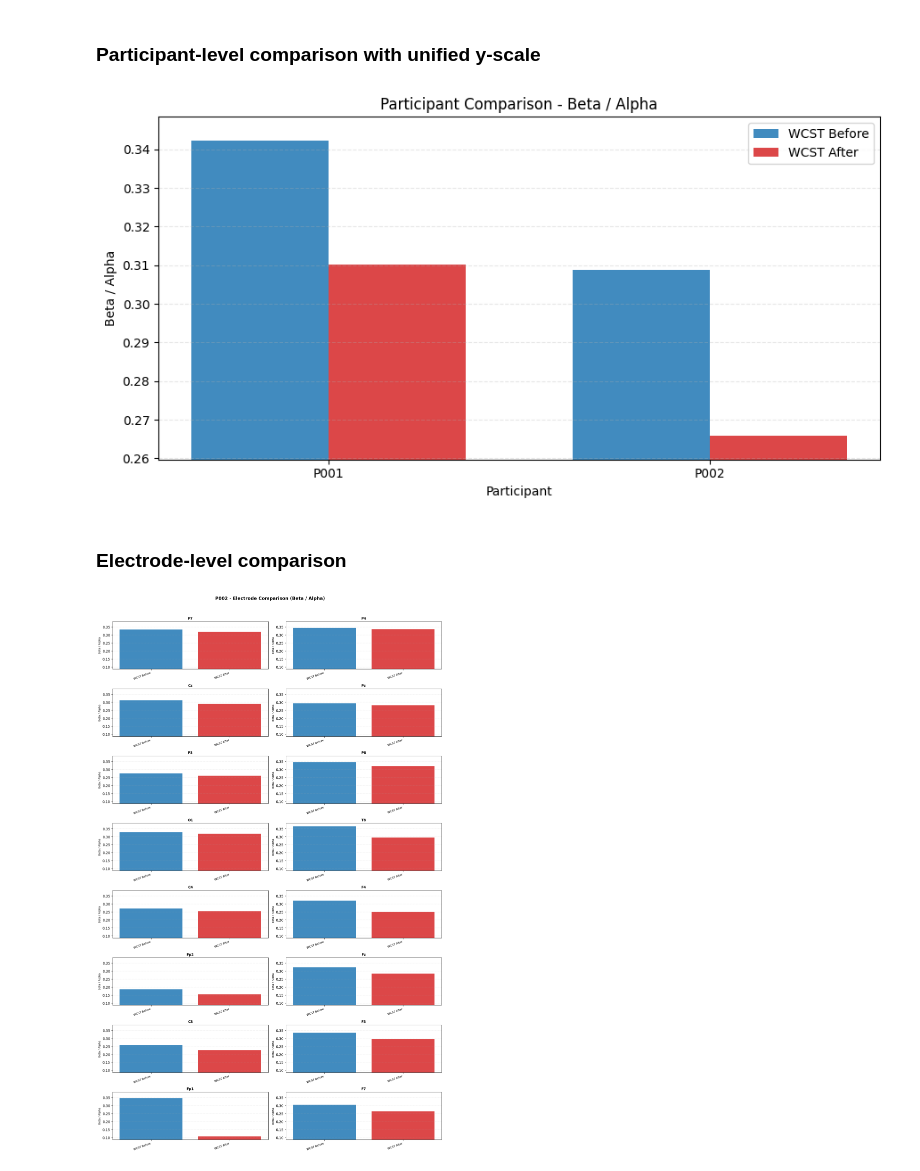
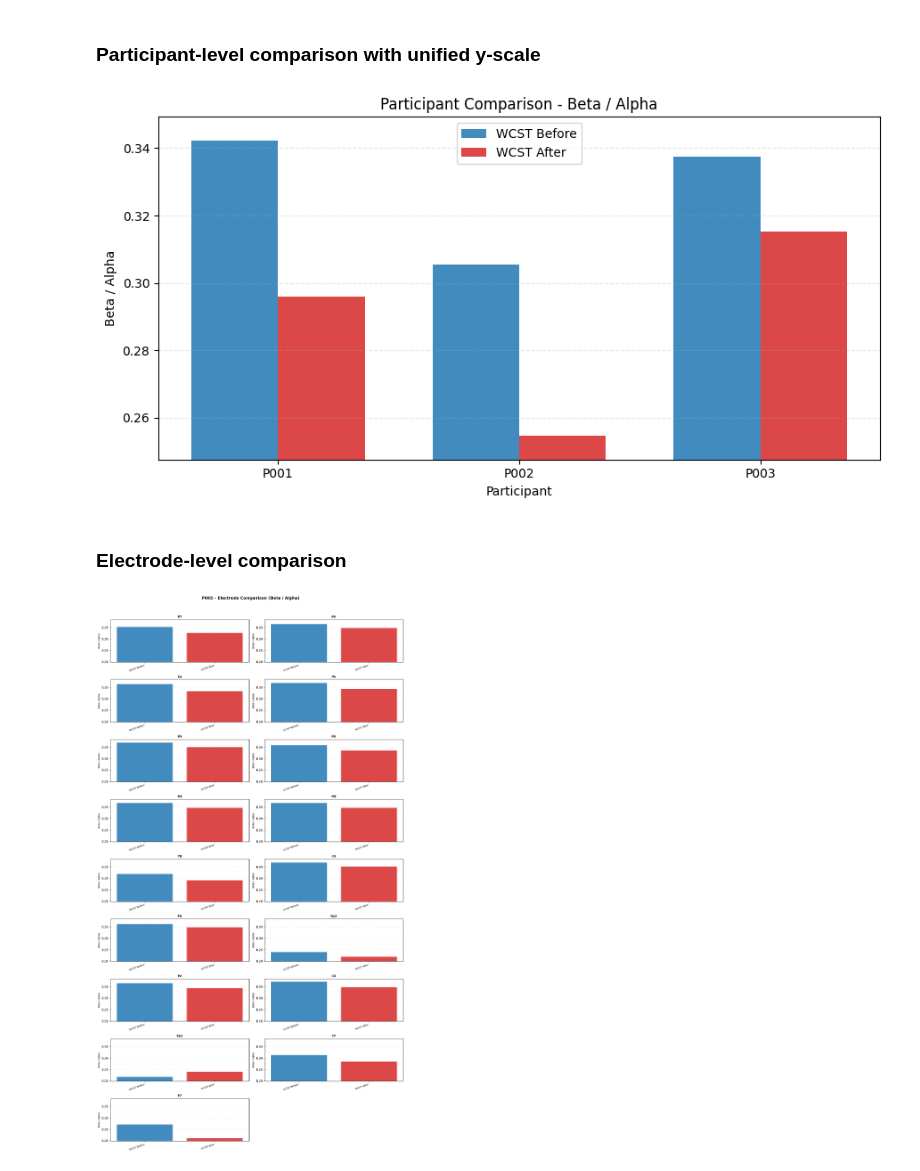
Before and after one commit to NadimSALEEM/0x2x2dual_WCST_analysis, a Jupyter notebook: 2-back/eeg/2back_eeg.ipynb, the cells around one changed output. Drawn from its saved outputs; the diff is of its cells as text; code cells hidden in the pictures.

```diff
--- a/2-back/eeg/2back_eeg.ipynb
+++ b/2-back/eeg/2back_eeg.ipynb
@@ -164,12 +167,12 @@ raw_bp_plot.plot(
 manual_intervals_by_subject = {
     "P001": {"WCST Before": (40, 214), "WCST After": (1670, 1828)},
     "P002": {"WCST Before": (65, 230), "WCST After": (1905, 2048)},
-    # "P003": {"WCST Before": (0, 150), "WCST After": (1065, 1204)},
+    "P003": {"WCST Before": (150, 300), "WCST After": (1736, 1870)},
     # "P004": {"WCST Before": (0, 150), "WCST After": (1047, 1190)},
 }
 
 # Use all EEG electrodes except T7 and F8
-exclude_electrodes_for_spectrum = {"T7", "F8", "O2"}
+exclude_electrodes_for_spectrum = {"F3", "F8"}
 
 first_raw = next(iter(raw_bp_by_subject.values()))
 all_eeg_channels = [first_raw.ch_names[idx] for idx in mne.pick_types(first_raw.info, eeg=True, meg=False)]
@@ -277,7 +281,7 @@ freq_bands = {
 
 # Select which band to plot
 selected_band = "Alpha"  # Change to any band name above
-subject_for_band = "P001"  # Change to P002/P003/P004 as needed
+subject_for_band = "P003"  # Change to P002/P003/P004 as needed
 selected_electrodes = selected_electrodes_for_spectrum
 
 if selected_band not in freq_bands:
@@ -606,12 +610,12 @@ ax.legend(frameon=True)
 plt.tight_layout()
 plt.show()
 # %% [output]
-[figure, old version]
+[figure, new version]
 # %% [markdown]
 ### Electrode-level comparison
 # %%
-subject_for_ratio_channels = subjects[1]
-selected_electrodes_ratio = []  # [] uses the electrodes already inherited from Cell 13
+subject_for_ratio_channels = subjects[2]
+selected_electrodes_ratio = []
 
 subject_data = ratio_results[subject_for_ratio_channels]
 all_ch_names = subject_data[conditions[0]]["ch_names"]
@@ -649,31 +653,31 @@ n_rows = (n_channels + n_cols - 1) // n_cols
 fig, axes = plt.subplots(n_rows, n_cols, figsize=(14, 2.8 * n_rows))
 axes = np.atleast_1d(axes).flatten()
 
 for plot_idx, ch_idx in enumerate(selected_indices):
     ch_name = all_ch_names[ch_idx]
     ax = axes[plot_idx]
     for i, cond in enumerate(conditions):
         ratio_val = subject_data[cond]["ratio_per_channel"][ch_idx]
         ax.bar(i, ratio_val, color=colors[i % len(colors)], alpha=0.85)
 
     ax.set_title(ch_name, fontsize=10, fontweight="bold")
     ax.set_xticks(range(len(conditions)))
     ax.set_xticklabels(conditions, rotation=20, ha="right", fontsize=8)
     ax.set_ylim(c_ylim)  # Unified electrode scale
     ax.grid(True, axis="y", alpha=0.25, linestyle="--")
     ax.set_ylabel(f"{ratio_label}", fontsize=8)
 
 # Remove unused axes
 for idx in range(n_channels, len(axes)):
     fig.delaxes(axes[idx])
 
 fig.suptitle(
     f"{subject_for_ratio_channels} - Electrode Comparison ({ratio_label})",
     fontsize=13,
     fontweight="bold",
     y=0.995,
 )
 plt.tight_layout(rect=[0, 0, 1, 0.98])
 plt.show()
 # %% [output]
-[figure, old version]
+[figure, new version]
```
Also changed, not shown: parts of 9 cells of this notebook.
